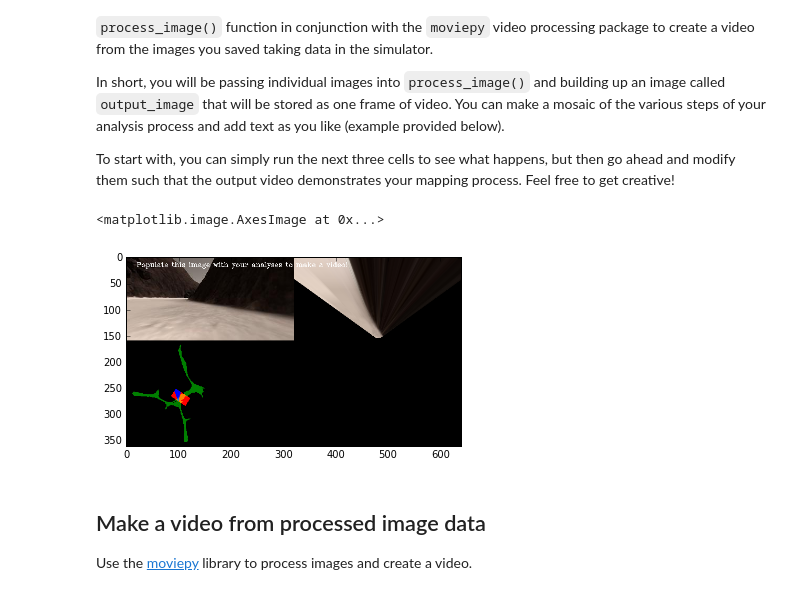
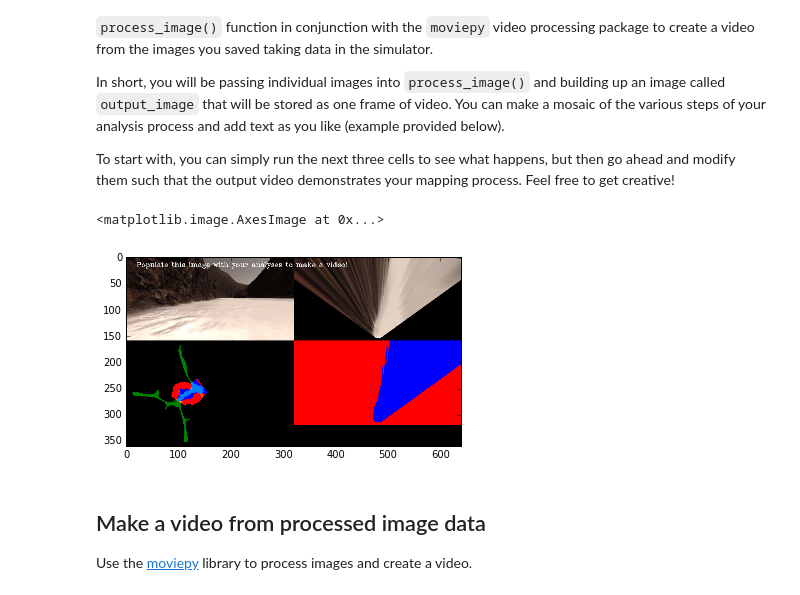
Before and after one commit to jorcus/RoboND-Rover, a Jupyter notebook: code/Rover_Project_Test_Notebook.ipynb, the cells around one changed output. Cells and saved outputs as stored; diff of their text form; code cells hidden in the pictures.

Commit message:
fix bug and added extra visualize in notebook

```diff
--- a/code/Rover_Project_Test_Notebook.ipynb
+++ b/code/Rover_Project_Test_Notebook.ipynb
@@ -337,6 +337,8 @@ def process_image(img):
     obstacle_threshed = obstacle_thresh(warped)
     rocks_threshed = rocks_thresh(warped)
 
+
+
     # 4) Convert thresholded image pixel values to rover-centric coords
     nav_xpix, nav_ypix = rover_coords(color_threshed)
     obs_xpix, obs_ypix = rover_coords(obstacle_threshed)
@@ -354,6 +356,16 @@ def process_image(img):
         # Example: data.worldmap[obstacle_y_world, obstacle_x_world, 0] += 1
         #          data.worldmap[rock_y_world, rock_x_world, 1] += 1
         #          data.worldmap[navigable_y_world, navigable_x_world, 2] += 1
+
+    mapping = np.zeros((warped.shape[0], warped.shape[1],3),np.uint8)
+    xpix, ypix = np.nonzero(obstacle_threshed)
+    mapping[xpix, ypix, :] = [255,0,0]
+    xpix, ypix = np.nonzero(color_threshed)
+    mapping[xpix, ypix, :] = [0,0,255]
+    xpix, ypix = np.nonzero(rocks_threshed)
+    mapping[xpix, ypix, :] = [255,255,0]
+
+
     navigable_x_world, navigable_y_world = pix_to_world(nav_xpix, nav_ypix, xpos, ypos, yaw, world_shape, scale)
     obs_x, obs_y = pix_to_world(obs_xpix, obs_ypix, xpos, ypos, yaw, world_shape, scale)
 
@@ -365,38 +377,40 @@ def process_image(img):
         rock_xpix, rock_ypix = rover_coords(rocks_threshed)
         rock_x, rock_y = pix_to_world(rock_xpix, rock_ypix, xpos, ypos, yaw, world_shape, scale)
         data.worldmap[rock_y, rock_x, :] = 255
-
 
     # 7) Make a mosaic image, below is some example code
         # First create a blank image (can be whatever shape you like)
     output_image = np.zeros((img.shape[0] + data.worldmap.shape[0], img.shape[1]*2, 3))
         # Next you can populate regions of the image with various output
         # Here I'm putting the original image in the upper left hand corner250
     output_image[0:img.shape[0], 0:img.shape[1]] = img
 
         # Let's create more images to add to the mosaic, first a warped image
     warped = perspect_transform(img, source, destination)
         # Add the warped image in the upper right hand corner
     output_image[0:img.shape[0], img.shape[1]:] = warped
 
         # Overlay worldmap with ground truth map
     map_add = cv2.addWeighted(data.worldmap, 1, data.ground_truth, 0.5, 0)
         # Flip map overlay so y-axis points upward and add to output_image
+    #output_image[img.shape[0]:, 0:data.worldmap.shape[1]] = np.flipud(map_add)
+
     output_image[img.shape[0]:, 0:data.worldmap.shape[1]] = np.flipud(map_add)
 
+    output_image[img.shape[0]:img.shape[0]+warped.shape[0], img.shape[1]:,:] = mapping
 
         # Then putting some text over the image
     cv2.putText(output_image,"Populate this image with your analyses to make a video!", (20, 20),
                 cv2.FONT_HERSHEY_COMPLEX, 0.4, (255, 255, 255), 1)
     if data.count < len(data.images) - 1:
         data.count += 1 # Keep track of the index in the Databucket()
 
     return output_image
 
 plt.imshow(process_image(image).astype(dtype="uint8"))
 # %% [output]
 <matplotlib.image.AxesImage at 0x...>
-[figure, old version]
+[figure, new version]
 # %% [markdown]
 ## Make a video from processed image data
 Use the [moviepy](https://zulko.github.io/moviepy/) library to process images and create a video.
```
Also changed, not shown: parts of 3 cells of this notebook, 1 other file.
